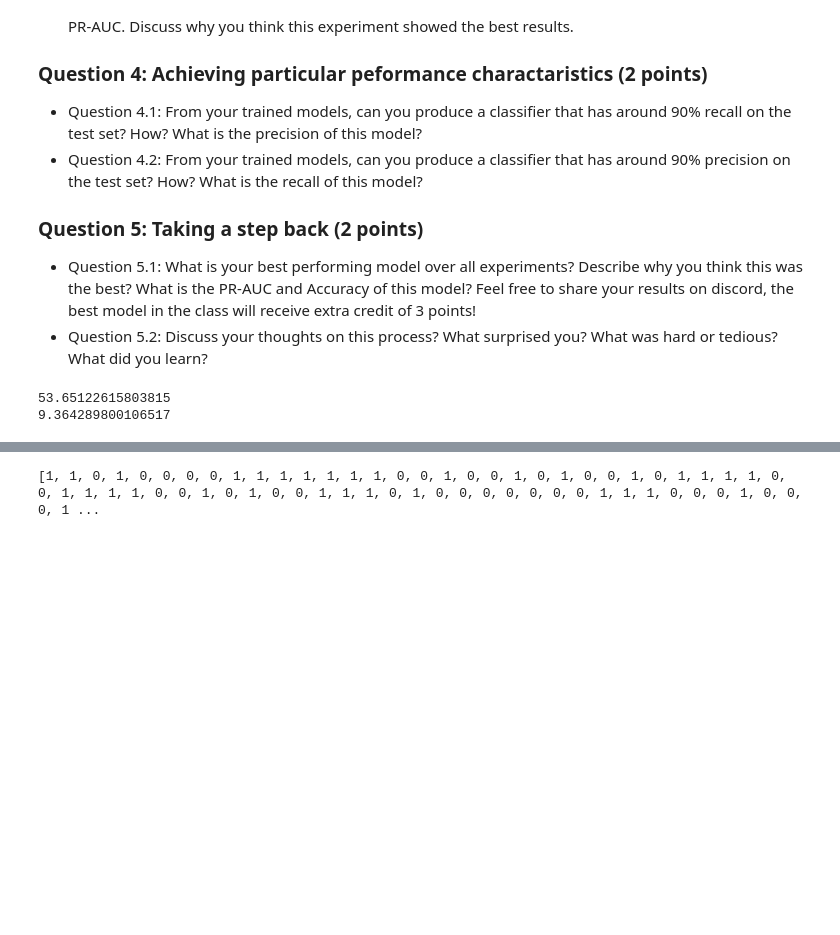
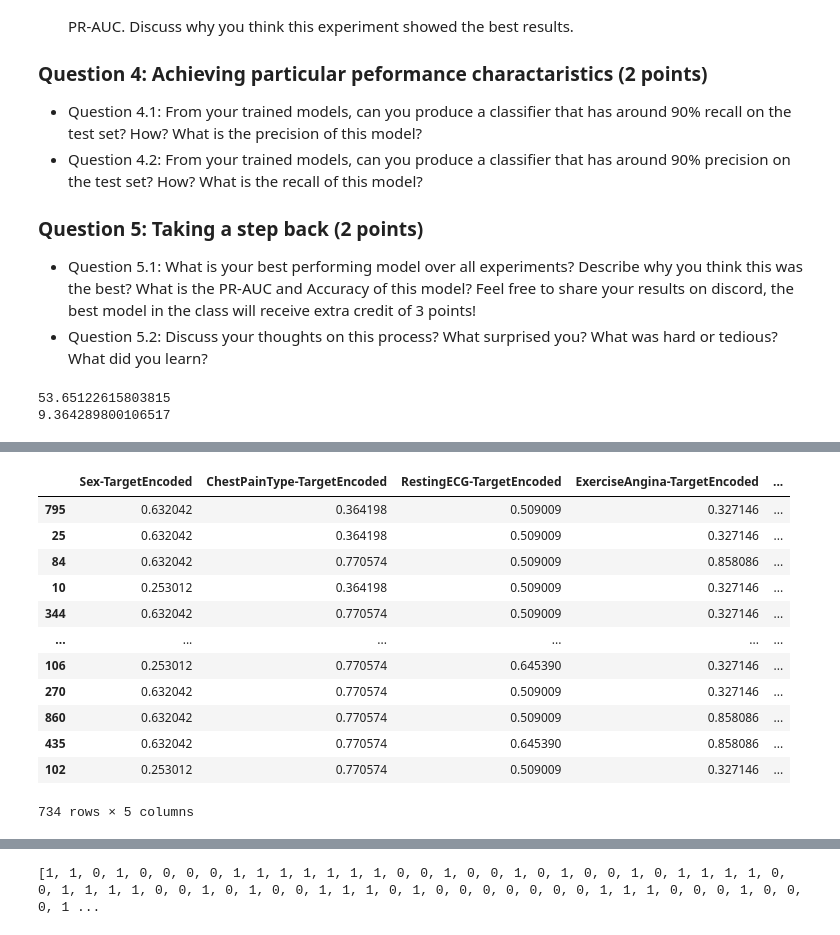
Before and after one commit to Azwadd/CS_59866, a Jupyter notebook: Homeworks/Homework 3/HW03.ipynb, the cells around one changed output, grey strips where cells are left out. Cells and saved outputs as stored; diff of their text form; code cells hidden in the pictures; blank space fills up the shorter version.

```diff
--- a/Homeworks/Homework 3/HW03.ipynb
+++ b/Homeworks/Homework 3/HW03.ipynb
@@ -212,3 +177,27 @@ X_train # Sex-TargetEncoded column added where the Sex column was
+# %%
+def targetEncoder(features, label, categories):
+    feature_list = []
+    for i in categories:
+        features[i+"-TargetEncoded"] = features[i].map(pd.concat([features, label], axis=1).groupby(i)[label_feature].mean())
+        feature_list.append(i+"-TargetEncoded")
+    return feature_list
+
+targetEncoded_feature_List = targetEncoder(X_train, y_train, categorical_features)
+X_train[targetEncoded_feature_List]
+# %% [output]
+|  | Sex-TargetEncoded | ChestPainType-TargetEncoded | RestingECG-TargetEncoded | ExerciseAngina-TargetEncoded | ... |
+| 795 | 0.632042 | 0.364198 | 0.509009 | 0.327146 | ... |
+| 25 | 0.632042 | 0.364198 | 0.509009 | 0.327146 | ... |
+| 84 | 0.632042 | 0.770574 | 0.509009 | 0.858086 | ... |
+| 10 | 0.253012 | 0.364198 | 0.509009 | 0.327146 | ... |
+| 344 | 0.632042 | 0.770574 | 0.509009 | 0.327146 | ... |
+| ... | ... | ... | ... | ... | ... |
+| 106 | 0.253012 | 0.770574 | 0.645390 | 0.327146 | ... |
+| 270 | 0.632042 | 0.770574 | 0.509009 | 0.327146 | ... |
+| 860 | 0.632042 | 0.770574 | 0.509009 | 0.858086 | ... |
+| 435 | 0.632042 | 0.770574 | 0.645390 | 0.858086 | ... |
+| 102 | 0.253012 | 0.770574 | 0.509009 | 0.327146 | ... |
+734 rows × 5 columns
 # %%
 # Feature Preprocessing
 # 1. Standard Scaler (scale numeric values to have zero mean and unit variance). For example X_train['Age-Scaled'] = (X_train['Age'] - mean) / standard_deviation
```
Also changed, not shown: parts of 13 cells of this notebook.
